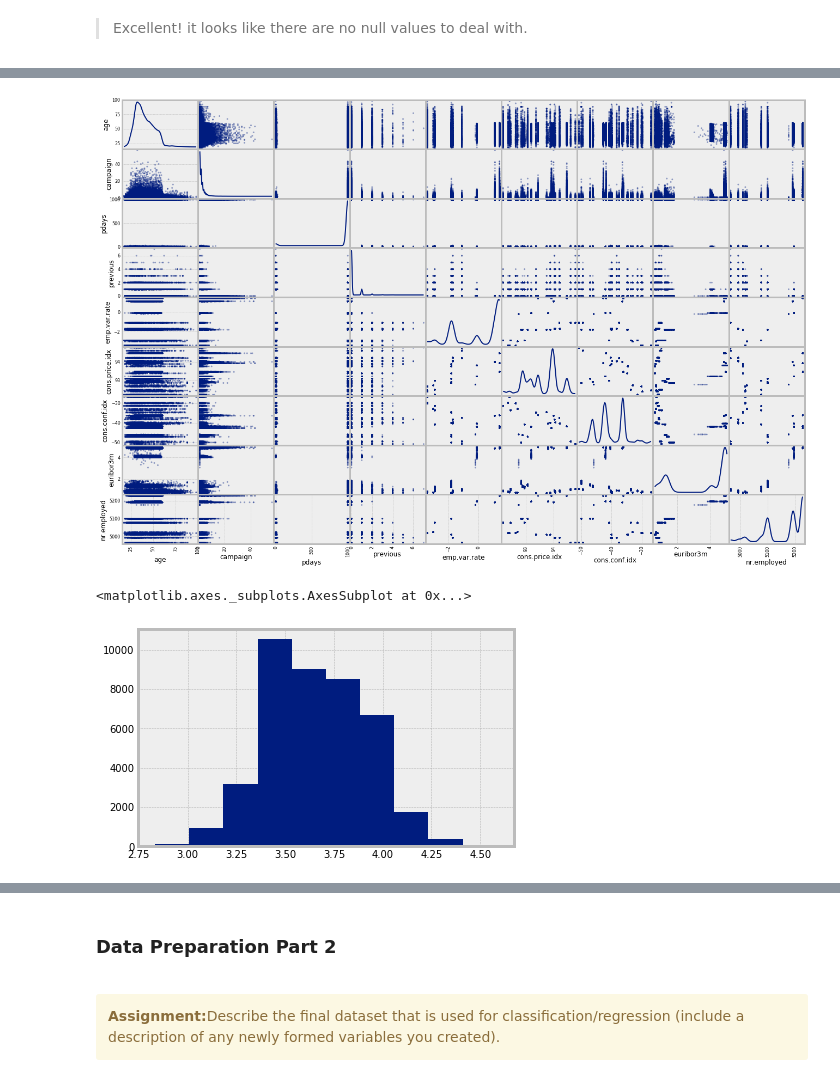
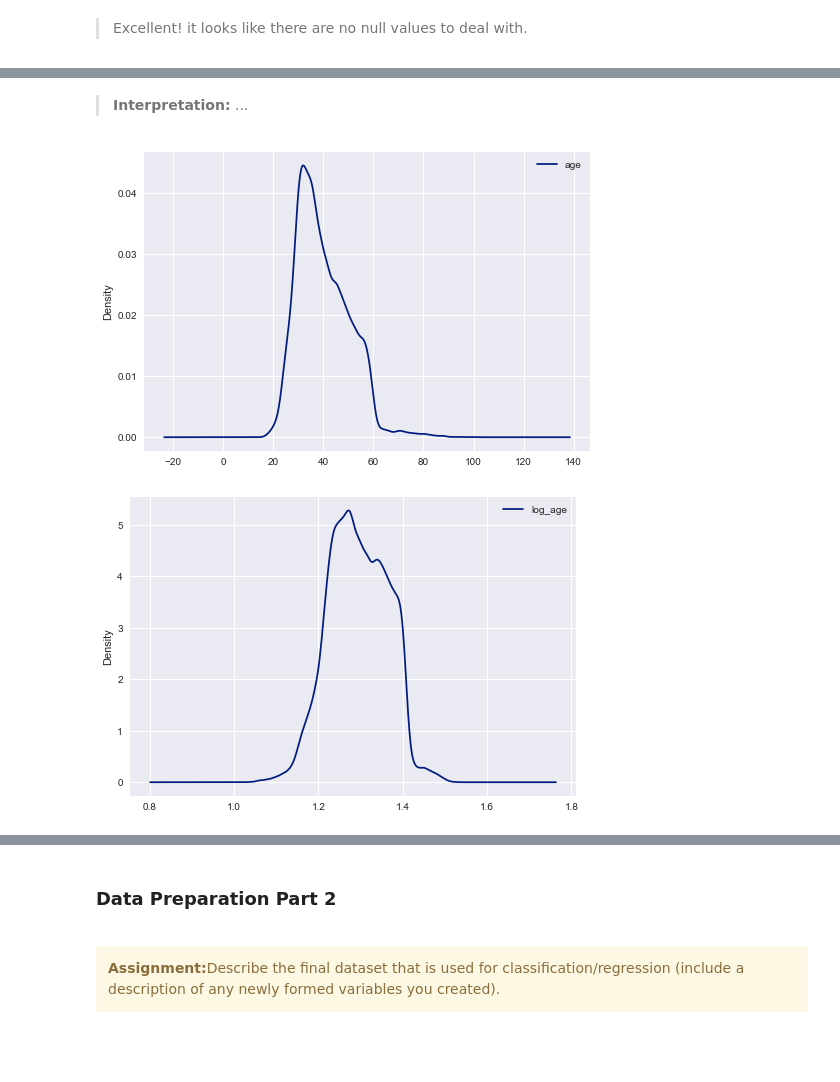
Before and after one commit to GriffinLane/DataMining-Lab2, a Jupyter notebook: Lab 2.ipynb, the cells around one changed output, grey strips where cells are left out. Drawn from its saved outputs; the diff is of its cells as text; code cells hidden in the pictures; blank space fills up the shorter version.

```diff
--- a/Lab 2.ipynb
+++ b/Lab 2.ipynb
@@ -58,13 +49,16 @@ pandas.core.frame.DataFrame
-# %%
-ax = pd.scatter_matrix(df, alpha=.4, diagonal="density", figsize=[20,15])
-plt.show()
-# %% [output]
-[figure, removed]
-# %%
-import numpy as np
-
-df.age = df.age.apply(np.log)
-df.age.hist()
-# %% [output]
-<matplotlib.axes._subplots.AxesSubplot at 0x...>
-[figure, removed]
+# %% [markdown]
+> <p><b>Interpretation:</b> ... </p>
+# %%
+import numpy as np
+df.age.plot(kind="density", label="age")
+plt.legend(loc='upper right')
+plt.show()
+
+log_age = df.age.apply(np.log)
+log_age = log_age.apply(np.log)
+log_age.plot(kind="density", label="log_age")
+plt.legend(loc='upper right')
+plt.show()
+# %% [output]
+[figure, added]
+[figure, added]
```
Also changed, not shown: parts of 13 cells of this notebook.
